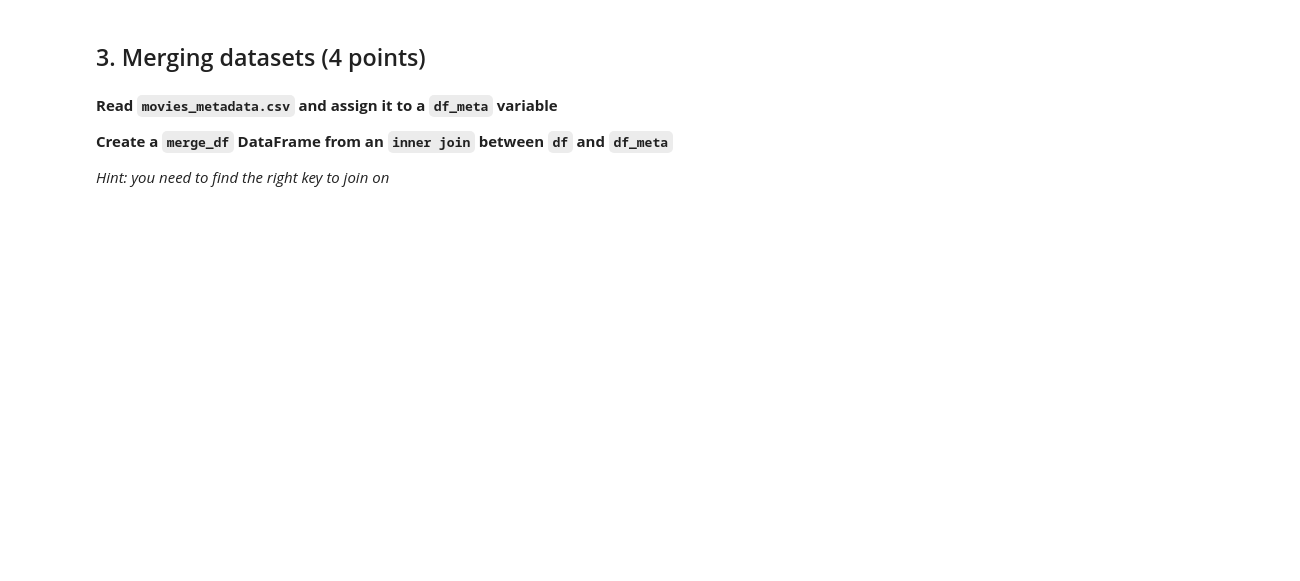
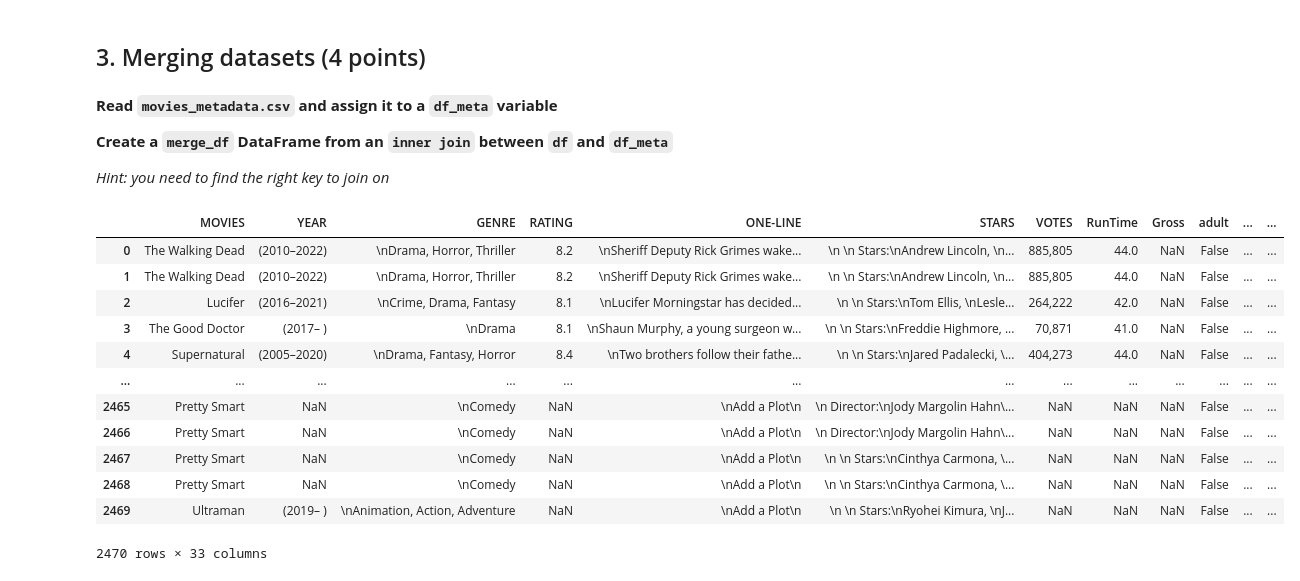
Before and after one commit to shadzic/ESMT_2024_DataScraping_Students, a Jupyter notebook: 03_Homework.ipynb, the cells around one changed output. Saved outputs shown, nothing was run; the diff lists cells and outputs as text; code cells hidden in the pictures; blank space fills up the shorter version.

```diff
--- a/03_Homework.ipynb
+++ b/03_Homework.ipynb
@@ -61,3 +165,30 @@ We leave the NaN of RunTime and Gross for now, as there is no straightforward wa
 **Create a `merge_df` DataFrame from an `inner join` between `df` and `df_meta`**
 
 *Hint: you need to find the right key to join on*
+# %%
+movies_df = pd.read_csv("./data/movies.csv", low_memory=False)
+df_meta = pd.read_csv("./data/movies_metadata.csv", low_memory=False)
+
+movies_df.head()
+df_meta.head()
+
+movies_df['MOVIES'] = movies_df['MOVIES'].str.strip()
+df_meta['title'] = df_meta['title'].str.strip()
+
+merge_df = pd.merge(movies_df, df_meta, left_on='MOVIES', right_on='title', how='inner')
+
+merge_df
+# %% [output]
+|  | MOVIES | YEAR | GENRE | RATING | ONE-LINE | STARS | VOTES | RunTime | Gross | adult | ... | ... |
+| 0 | The Walking Dead | (2010–2022) | \nDrama, Horror, Thriller | 8.2 | \nSheriff Deputy Rick Grimes wake... | \n \n Stars:\nAndrew Lincoln, \n... | 885,805 | 44.0 | NaN | False | ... | ... |
+| 1 | The Walking Dead | (2010–2022) | \nDrama, Horror, Thriller | 8.2 | \nSheriff Deputy Rick Grimes wake... | \n \n Stars:\nAndrew Lincoln, \n... | 885,805 | 44.0 | NaN | False | ... | ... |
+| 2 | Lucifer | (2016–2021) | \nCrime, Drama, Fantasy | 8.1 | \nLucifer Morningstar has decided... | \n \n Stars:\nTom Ellis, \nLesle... | 264,222 | 42.0 | NaN | False | ... | ... |
+| 3 | The Good Doctor | (2017– ) | \nDrama | 8.1 | \nShaun Murphy, a young surgeon w... | \n \n Stars:\nFreddie Highmore, ... | 70,871 | 41.0 | NaN | False | ... | ... |
+| 4 | Supernatural | (2005–2020) | \nDrama, Fantasy, Horror | 8.4 | \nTwo brothers follow their fathe... | \n \n Stars:\nJared Padalecki, \... | 404,273 | 44.0 | NaN | False | ... | ... |
+| ... | ... | ... | ... | ... | ... | ... | ... | ... | ... | ... | ... | ... |
+| 2465 | Pretty Smart | NaN | \nComedy | NaN | \nAdd a Plot\n | \n Director:\nJody Margolin Hahn\... | NaN | NaN | NaN | False | ... | ... |
+| 2466 | Pretty Smart | NaN | \nComedy | NaN | \nAdd a Plot\n | \n Director:\nJody Margolin Hahn\... | NaN | NaN | NaN | False | ... | ... |
+| 2467 | Pretty Smart | NaN | \nComedy | NaN | \nAdd a Plot\n | \n \n Stars:\nCinthya Carmona, \... | NaN | NaN | NaN | False | ... | ... |
+| 2468 | Pretty Smart | NaN | \nComedy | NaN | \nAdd a Plot\n | \n \n Stars:\nCinthya Carmona, \... | NaN | NaN | NaN | False | ... | ... |
+| 2469 | Ultraman | (2019– ) | \nAnimation, Action, Adventure | NaN | \nAdd a Plot\n | \n \n Stars:\nRyohei Kimura, \nJ... | NaN | NaN | NaN | False | ... | ... |
+2470 rows × 33 columns
```
Also changed, not shown: parts of 16 cells of this notebook.
